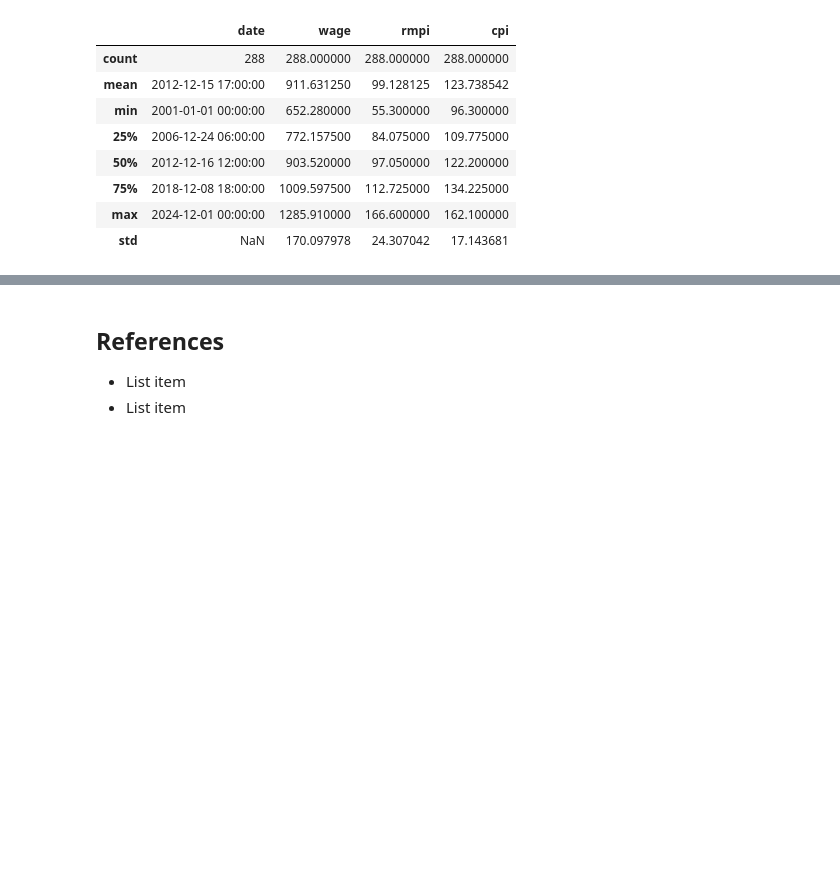
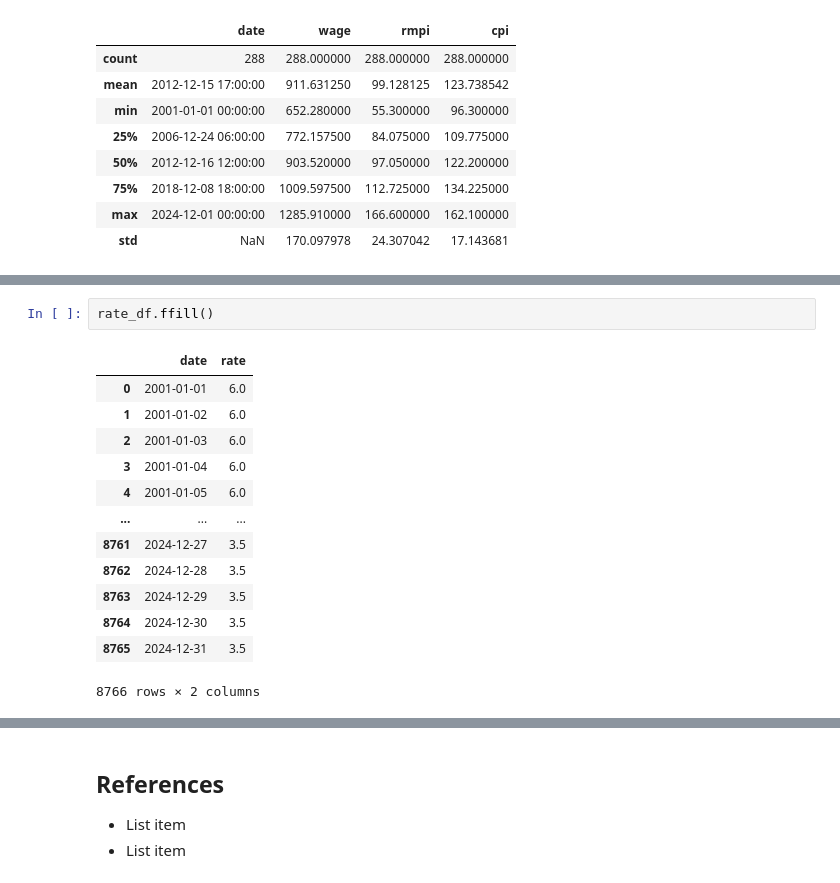
Before and after one commit to FeliciaBergstrom/FleaBusyBeeBergs, a Jupyter notebook: dtsa5506_final_project.ipynb, the cells around one changed output, grey strips where cells are left out. Saved outputs shown, nothing was run; the diff lists cells and outputs as text; blank space fills up the shorter version.

```diff
--- a/dtsa5506_final_project.ipynb
+++ b/dtsa5506_final_project.ipynb
@@ -289,0 +312,16 @@ data.describe()
+# %%
+rate_df.ffill()
+# %% [output]
+|  | date | rate |
+| 0 | 2001-01-01 | 6.0 |
+| 1 | 2001-01-02 | 6.0 |
+| 2 | 2001-01-03 | 6.0 |
+| 3 | 2001-01-04 | 6.0 |
+| 4 | 2001-01-05 | 6.0 |
+| ... | ... | ... |
+| 8761 | 2024-12-27 | 3.5 |
+| 8762 | 2024-12-28 | 3.5 |
+| 8763 | 2024-12-29 | 3.5 |
+| 8764 | 2024-12-30 | 3.5 |
+| 8765 | 2024-12-31 | 3.5 |
+8766 rows × 2 columns
```
Also changed, not shown: parts of 5 cells of this notebook.
